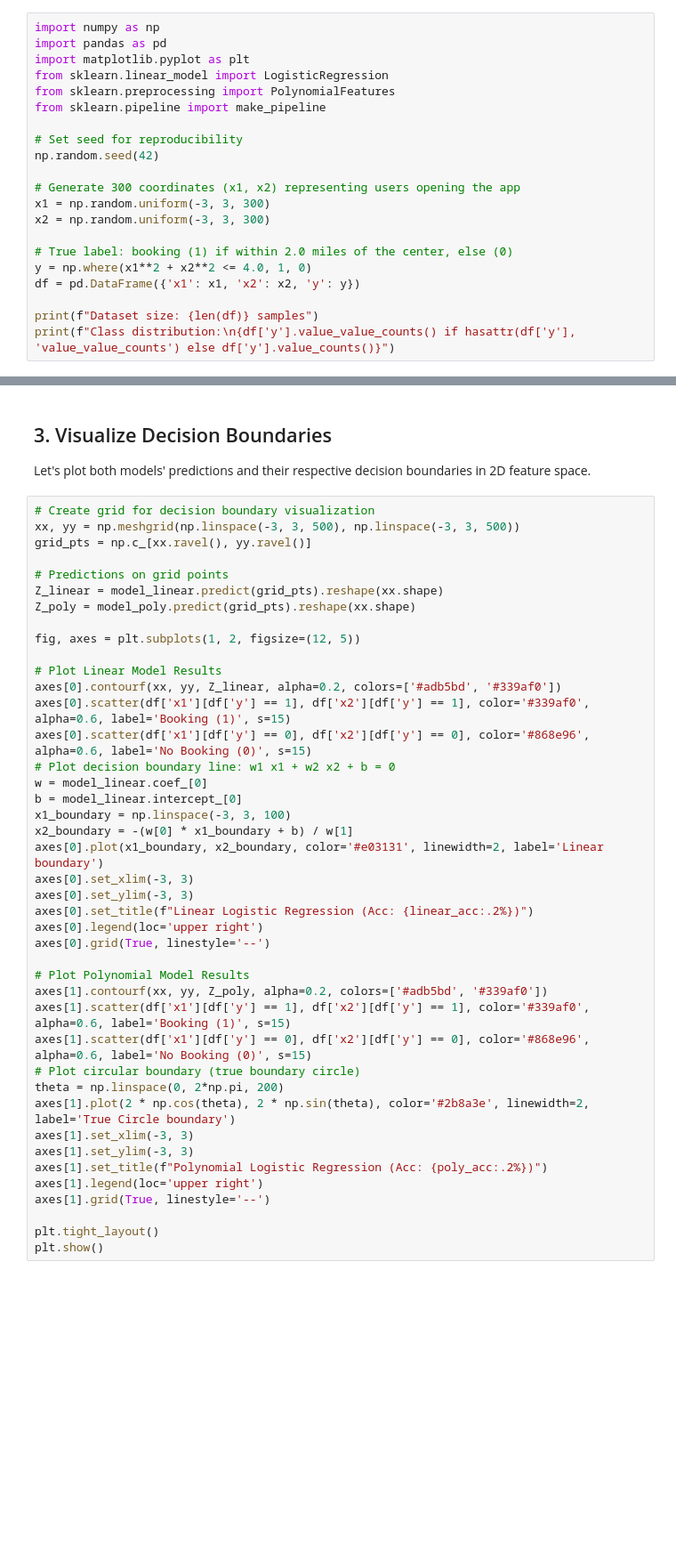
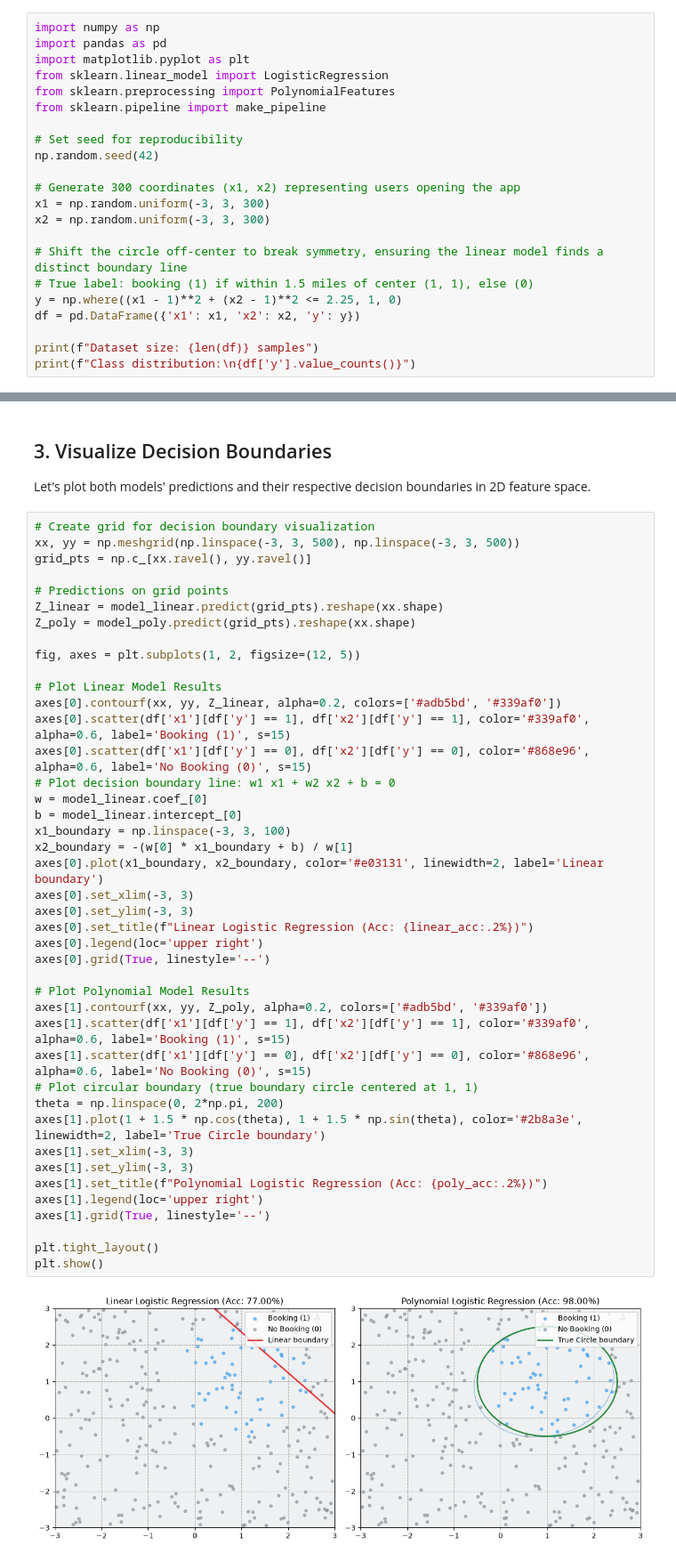
Before and after one commit to Aryan10333/Study-Prep, a Jupyter notebook: machine-learning-prep/supervised-learning/logistic-regression/03_decision_boundaries_and_feature_crosses.ipynb, the cells around one changed output, grey strips where cells are left out. Shown at 89% size. Cells and saved outputs as stored; diff of their text form; blank space fills up the shorter version.

```diff
--- a/machine-learning-prep/supervised-learning/logistic-regression/03_decision_boundaries_and_feature_crosses.ipynb
+++ b/machine-learning-prep/supervised-learning/logistic-regression/03_decision_boundaries_and_feature_crosses.ipynb
@@ -17,9 +17,10 @@ np.random.seed(42)
 x1 = np.random.uniform(-3, 3, 300)
 x2 = np.random.uniform(-3, 3, 300)
 
-# True label: booking (1) if within 2.0 miles of the center, else (0)
-y = np.where(x1**2 + x2**2 <= 4.0, 1, 0)
+# Shift the circle off-center to break symmetry, ensuring the linear model finds a distinct boundary line
+# True label: booking (1) if within 1.5 miles of center (1, 1), else (0)
+y = np.where((x1 - 1)**2 + (x2 - 1)**2 <= 2.25, 1, 0)
 df = pd.DataFrame({'x1': x1, 'x2': x2, 'y': y})
 
 print(f"Dataset size: {len(df)} samples")
-print(f"Class distribution:\n{df['y'].value_value_counts() if hasattr(df['y'], 'value_value_counts') else df['y'].value_counts()}")
+print(f"Class distribution:\n{df['y'].value_counts()}")
@@ -61,32 +73,34 @@ fig, axes = plt.subplots(1, 2, figsize=(12, 5))
 
 # Plot Linear Model Results
 axes[0].contourf(xx, yy, Z_linear, alpha=0.2, colors=['#adb5bd', '#339af0'])
 axes[0].scatter(df['x1'][df['y'] == 1], df['x2'][df['y'] == 1], color='#339af0', alpha=0.6, label='Booking (1)', s=15)
 axes[0].scatter(df['x1'][df['y'] == 0], df['x2'][df['y'] == 0], color='#868e96', alpha=0.6, label='No Booking (0)', s=15)
 # Plot decision boundary line: w1 x1 + w2 x2 + b = 0
 w = model_linear.coef_[0]
 b = model_linear.intercept_[0]
 x1_boundary = np.linspace(-3, 3, 100)
 x2_boundary = -(w[0] * x1_boundary + b) / w[1]
 axes[0].plot(x1_boundary, x2_boundary, color='#e03131', linewidth=2, label='Linear boundary')
 axes[0].set_xlim(-3, 3)
 axes[0].set_ylim(-3, 3)
 axes[0].set_title(f"Linear Logistic Regression (Acc: {linear_acc:.2%})")
 axes[0].legend(loc='upper right')
 axes[0].grid(True, linestyle='--')
 
 # Plot Polynomial Model Results
 axes[1].contourf(xx, yy, Z_poly, alpha=0.2, colors=['#adb5bd', '#339af0'])
 axes[1].scatter(df['x1'][df['y'] == 1], df['x2'][df['y'] == 1], color='#339af0', alpha=0.6, label='Booking (1)', s=15)
 axes[1].scatter(df['x1'][df['y'] == 0], df['x2'][df['y'] == 0], color='#868e96', alpha=0.6, label='No Booking (0)', s=15)
-# Plot circular boundary (true boundary circle)
+# Plot circular boundary (true boundary circle centered at 1, 1)
 theta = np.linspace(0, 2*np.pi, 200)
-axes[1].plot(2 * np.cos(theta), 2 * np.sin(theta), color='#2b8a3e', linewidth=2, label='True Circle boundary')
+axes[1].plot(1 + 1.5 * np.cos(theta), 1 + 1.5 * np.sin(theta), color='#2b8a3e', linewidth=2, label='True Circle boundary')
 axes[1].set_xlim(-3, 3)
 axes[1].set_ylim(-3, 3)
 axes[1].set_title(f"Polynomial Logistic Regression (Acc: {poly_acc:.2%})")
 axes[1].legend(loc='upper right')
 axes[1].grid(True, linestyle='--')
 
 plt.tight_layout()
 plt.show()
+# %% [output]
+[figure, added]
```
Also changed, not shown: parts of 3 cells of this notebook, 3 other files.
